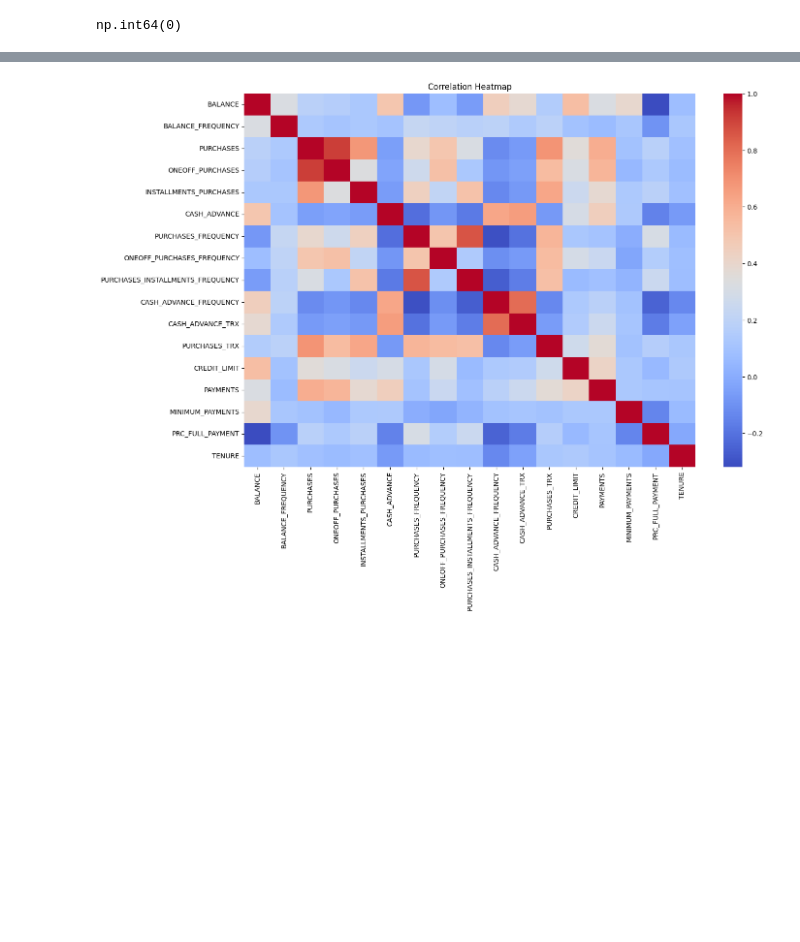
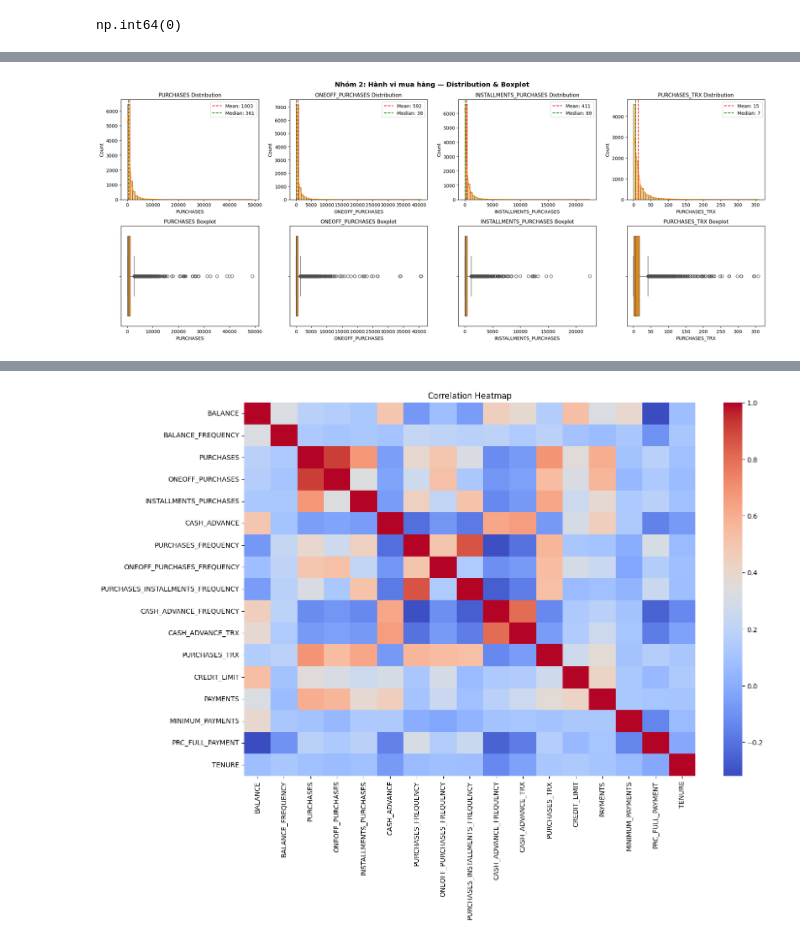
Before and after one commit to leduybao2908/MachineLearningProject, a Jupyter notebook: notebooks/project.ipynb, the cells around one changed output, grey strips where cells are left out. Drawn from its saved outputs; the diff is of its cells as text; code cells hidden in the pictures; blank space fills up the shorter version.

```diff
--- a/notebooks/project.ipynb
+++ b/notebooks/project.ipynb
@@ -124,0 +313,27 @@ df.drop("CUST_ID", axis=1, inplace=True)
+# %%
+# =============================================
+# Nhóm 2: Hành vi mua hàng (PURCHASES)
+# =============================================
+purchase_cols = ['PURCHASES', 'ONEOFF_PURCHASES', 'INSTALLMENTS_PURCHASES', 'PURCHASES_TRX']
+
+fig, axes = plt.subplots(2, 4, figsize=(20, 8))
+
+for i, col in enumerate(purchase_cols):
+    # Hàng 1: Histogram + KDE
+    sns.histplot(df[col], bins=50, kde=True, ax=axes[0, i], color='darkorange')
+    axes[0, i].set_title(f'{col} Distribution', fontsize=11)
+    axes[0, i].set_xlabel(col)
+    axes[0, i].axvline(df[col].mean(), color='red', linestyle='--', label=f'Mean: {df[col].mean():.0f}')
+    axes[0, i].axvline(df[col].median(), color='green', linestyle='--', label=f'Median: {df[col].median():.0f}')
+    axes[0, i].legend()
+
+    # Hàng 2: Boxplot
+    sns.boxplot(x=df[col], ax=axes[1, i], color='darkorange')
+    axes[1, i].set_title(f'{col} Boxplot', fontsize=11)
+    axes[1, i].set_xlabel(col)
+
+plt.suptitle('Nhóm 2: Hành vi mua hàng — Distribution & Boxplot', fontsize=14, fontweight='bold')
+plt.tight_layout()
+plt.show()
+# %% [output]
+[figure, added]
```
Also changed, not shown: parts of 32 cells of this notebook.
